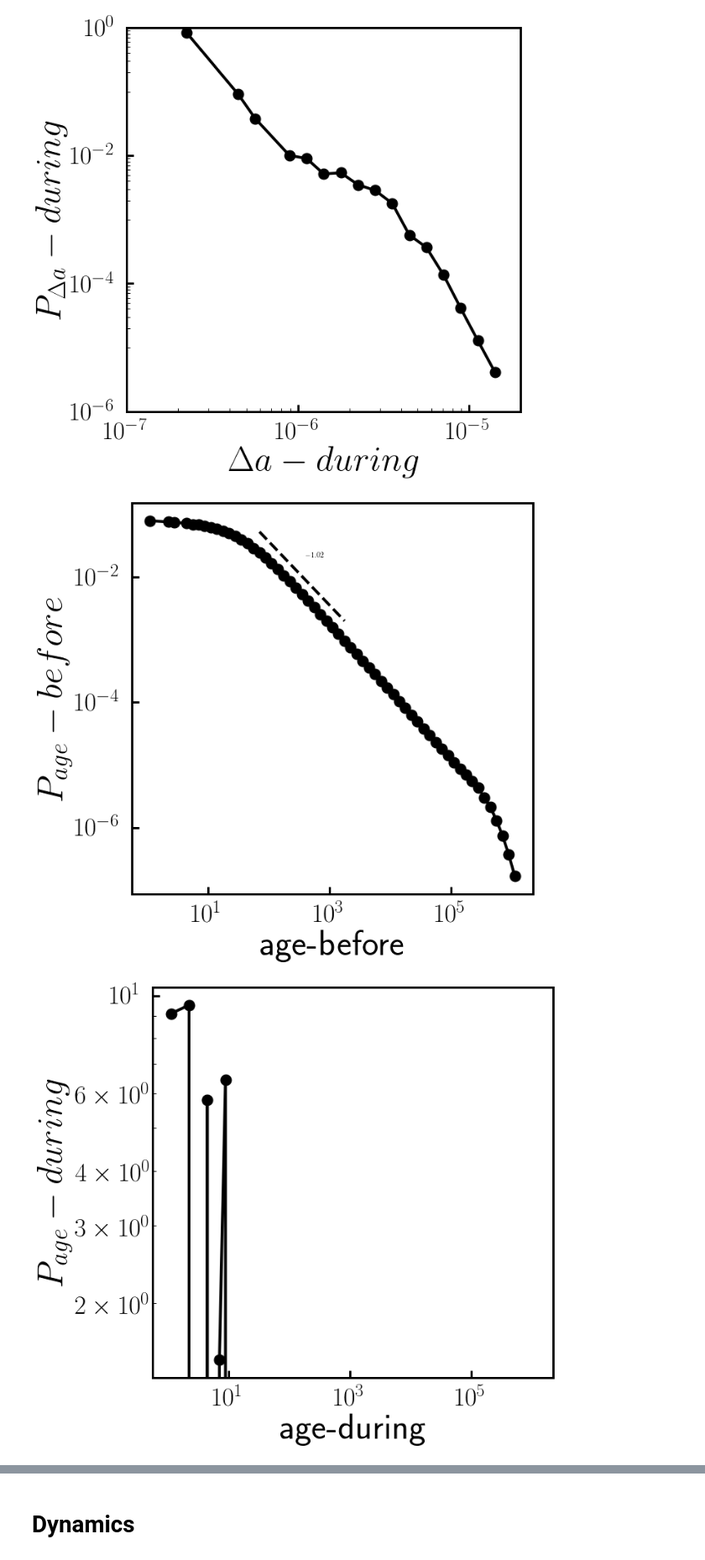
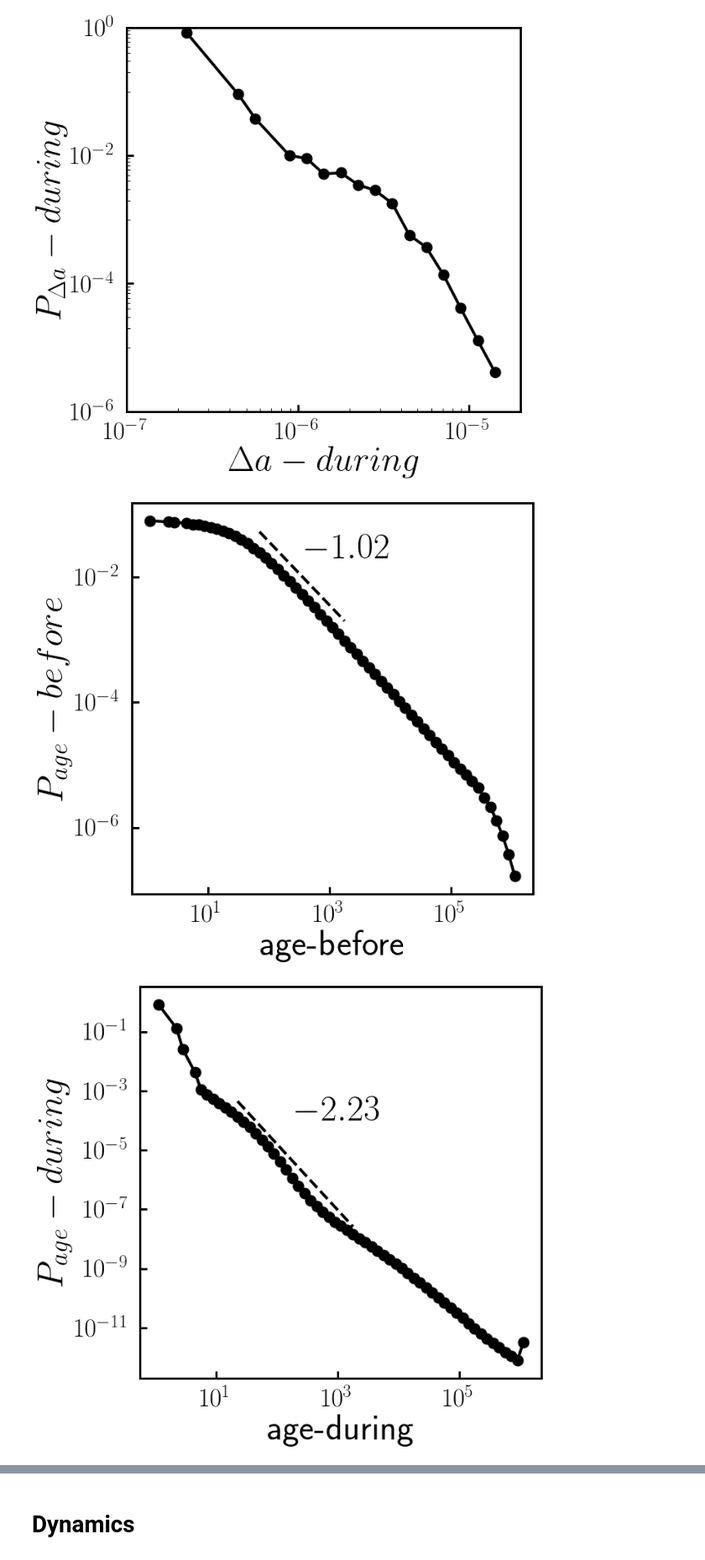
Before and after one commit to hoyunchoi/mBFW, a Jupyter notebook: main-plot.ipynb, the cells around one changed output, grey strips where cells are left out. Shown at 84% size. Cells and saved outputs as stored; diff of their text form; code cells hidden in the pictures.

```diff
--- a/main-plot.ipynb
+++ b/main-plot.ipynb
@@ -13,7 +13,7 @@ from readData import read
 # %% [markdown]
 # Read Data
 # %%
-networkSize = 10000
+networkSize = 1280000
 acceptanceThreshold = 0.5
 time = np.linspace(0, 1, networkSize+1)
 time = time[:-1]
@@ -523,7 +526,7 @@ ax.plot(age, dist, 'ko-')
 # log fit
 fitX, fitY, alpha, residual = logFit(age[15:30], dist[15:30], offset=-0.3)
 ax.plot(fitX, fitY, 'k--')
-ax.text(4e2, 2e-2, latexFloat(alpha,2))
+ax.text(4e2, 2e-2, latexFloat(alpha,2), fontsize=50)
 
 # main setting
 ax.set_xscale('log')
@@ -548,7 +551,7 @@ ax.set_ylabel(r"$P_{age}-before$")
 # save and show
 plt.show()
 # %% [output]
-[figure, old version]
+[figure, new version]
 # %%
 _, ax = plt.subplots(figsize=(10,10))
 
@@ -559,35 +562,35 @@ acceptanceThreshold = 0.5
 age, dist = ageDistribution_during[networkSize, acceptanceThreshold]
 ax.plot(age, dist, 'ko-')
 
 # log fit
 fitX, fitY, alpha, residual = logFit(age[10:30], dist[10:30], offset=-0.5)
 ax.plot(fitX, fitY, 'k--')
-# ax.text(2e2, 1e-4, latexFloat(alpha,2), fontsize=50)
+ax.text(2e2, 1e-4, latexFloat(alpha,2), fontsize=50)
 
 # main setting
 ax.set_xscale('log')
 ax.set_yscale('log')
 ax.set_xlabel("age-during")
 ax.set_ylabel(r"$P_{age}-during$")
 # ax.set_xlim([1e0,1e4])
 # ax.set_ylim([1e-8,1e0])
 # xtick = [1e0,1e2,1e4]
 # ytick = [1e-8,1e-6,1e-4,1e-2,1e0]
 # ax.set_xticks(xtick)
 # ax.set_xticklabels(list_latexSci(xtick))
 # ax.set_yticks(ytick)
 # ax.set_yticklabels(list_latexSci(ytick))
 # minortick_x = matplotlib.ticker.LogLocator(base=1e2, subs=np.arange(10,100,10))
 # minortick_y = matplotlib.ticker.LogLocator(base=1e2, subs=np.arange(10,100,10))
 # ax.xaxis.set_minor_locator(minortick_x)
 # ax.yaxis.set_minor_locator(minortick_y)
 # ax.xaxis.set_minor_formatter(matplotlib.ticker.NullFormatter())
 # ax.yaxis.set_minor_formatter(matplotlib.ticker.NullFormatter())
 
 # save and show
 plt.show()
 # %% [output]
-[figure, old version]
+[figure, new version]
 # %%
 _, ax = plt.subplots(figsize=(10,10))
 
```
Also changed, not shown: parts of 2 cells of this notebook, 2 other files.
